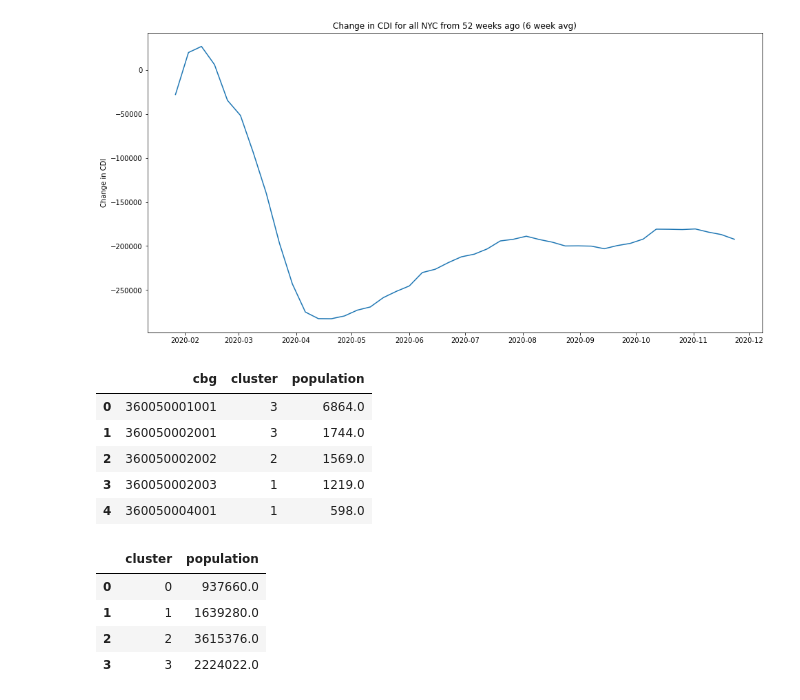
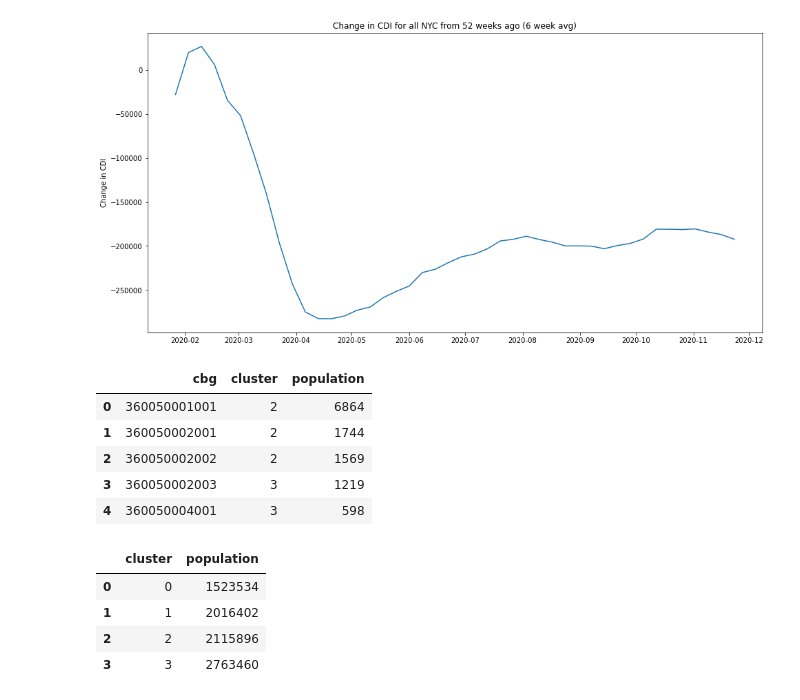
Before and after one commit to cpcarey/nyu-cusp-food-access, a Jupyter notebook: notebooks/plot_cdi.ipynb, the cells around one changed output. Saved outputs shown, nothing was run; the diff lists cells and outputs as text; code cells hidden in the pictures.

```diff
--- a/notebooks/plot_cdi.ipynb
+++ b/notebooks/plot_cdi.ipynb
@@ -138,22 +150,22 @@ plt.show()
 # %% [output]
 [figure]
 # %%
-#cbg_df = pd.read_csv('./data/cbg_attr_and_cluster_1021.csv')
-cbg_df = pd.read_csv('./exports/proximity_clusters.csv')
-#cbg_df = cbg_df.rename(columns={
-#    'census_block_group': 'cbg',
-#    'Cluster': 'cluster',
-#    'Total Population': 'population',
-#})
+cbg_df = pd.read_csv('./data/cbg_attr_and_cluster_1021.csv')
+#cbg_df = pd.read_csv('./exports/proximity_clusters.csv')
+cbg_df = cbg_df.rename(columns={
+    'census_block_group': 'cbg',
+    'Cluster': 'cluster',
+    'Total Population': 'population',
+})
 cbg_df = cbg_df[['cbg', 'cluster', 'population']]
 cbg_df.head()
 # %% [output]
 |  | cbg | cluster | population |
-| 0 | 360050001001 | 3 | 6864.0 |
-| 1 | 360050002001 | 3 | 1744.0 |
-| 2 | 360050002002 | 2 | 1569.0 |
-| 3 | 360050002003 | 1 | 1219.0 |
-| 4 | 360050004001 | 1 | 598.0 |
+| 0 | 360050001001 | 2 | 6864 |
+| 1 | 360050002001 | 2 | 1744 |
+| 2 | 360050002002 | 2 | 1569 |
+| 3 | 360050002003 | 3 | 1219 |
+| 4 | 360050004001 | 3 | 598 |
 # %%
 cluster_df = cbg_df.groupby(by=['cluster']).agg({
     'population': 'sum'
@@ -161,10 +173,10 @@ cluster_df = cbg_df.groupby(by=['cluster']).agg({
 cluster_df
 # %% [output]
 |  | cluster | population |
-| 0 | 0 | 937660.0 |
-| 1 | 1 | 1639280.0 |
-| 2 | 2 | 3615376.0 |
-| 3 | 3 | 2224022.0 |
+| 0 | 0 | 1523534 |
+| 1 | 1 | 2016402 |
+| 2 | 2 | 2115896 |
+| 3 | 3 | 2763460 |
 # %%
 merge_df = home_df.merge(cbg_df, how='inner', on=['cbg'])
 merge_df.head()
```
Also changed, not shown: parts of 15 cells of this notebook, 1 other file.
